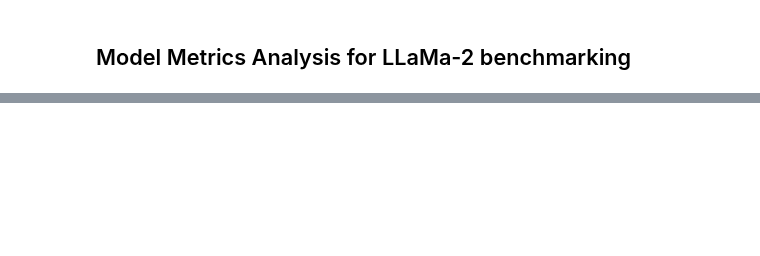
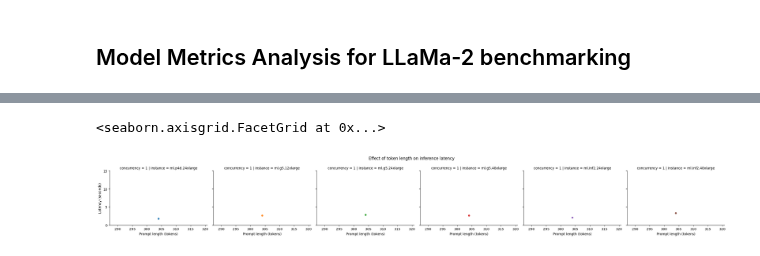
Before and after one commit to aws-samples/foundation-model-benchmarking-tool, a Jupyter notebook: 4_model_metric_analysis.ipynb, the cells around one changed output, grey strips where cells are left out. Cells and saved outputs as stored; diff of their text form; code cells hidden in the pictures; blank space fills up the shorter version.

```diff
--- a/4_model_metric_analysis.ipynb
+++ b/4_model_metric_analysis.ipynb
@@ -16,6 +19,13 @@ from transformers import AutoTokenizer
 from sagemaker.predictor import Predictor
 from utils import load_config, count_tokens
 from sagemaker.serializers import JSONSerializer
+# %%
+import seaborn as sns
+import matplotlib.pyplot as plt
+from matplotlib import rcParams
+
+# figure size in inches
+rcParams['figure.figsize'] = 10, 6
 # %%
 # global constants
 !pygmentize globals.py
@@ -79,7 +73,0 @@ df_failed
-# %%
-import seaborn as sns
-import matplotlib.pyplot as plt
-from matplotlib import rcParams
-
-# figure size in inches
-rcParams['figure.figsize'] = 8,6
@@ -145,0 +74,6 @@ sns.boxplot(data=df_prompt_len_and_latency, x="label", y="latency", hue="concurr
+# %%
+fpath: str = os.path.join(METRICS_DIR, config["results"]["per_inference_request_file"])
+df_per_inference = pd.read_csv(fpath)
+
+logger.info(f"{fpath} read into dataframe of shape {df_per_inference.shape}")
+df_per_inference.head()
@@ -145,0 +89,20 @@ sns.boxplot(data=df_prompt_len_and_latency, x="label", y="latency", hue="concurr
+# %%
+
+df_per_inference = df_per_inference.rename(columns={"instance_type": "instance"})
+
+
+
+g = sns.FacetGrid(df_per_inference, col="instance", row="concurrency", hue="instance", height=3.5, aspect=1.25)
+g.fig.suptitle("Effect of token length on inference latency")
+sns_plot = g.map(sns.scatterplot, "prompt_tokens", "latency")
+g = g.set_ylabels("Latency (seconds)")
+yticks: List = list(range(0, (int(df_per_inference.latency.max())//10+2)*10, 5))
+g = g.set(yticks=yticks)
+g = g.set_xlabels("Prompt length (tokens)")
+
+fpath: str = os.path.join(METRICS_DIR, TOKENS_VS_LATENCY_PLOT_FNAME)
+sns_plot.savefig(fpath)
+sns_plot
+# %% [output]
+<seaborn.axisgrid.FacetGrid at 0x...>
+[figure, added]
```
Also changed, not shown: parts of 28 cells of this notebook, 27 other files.
